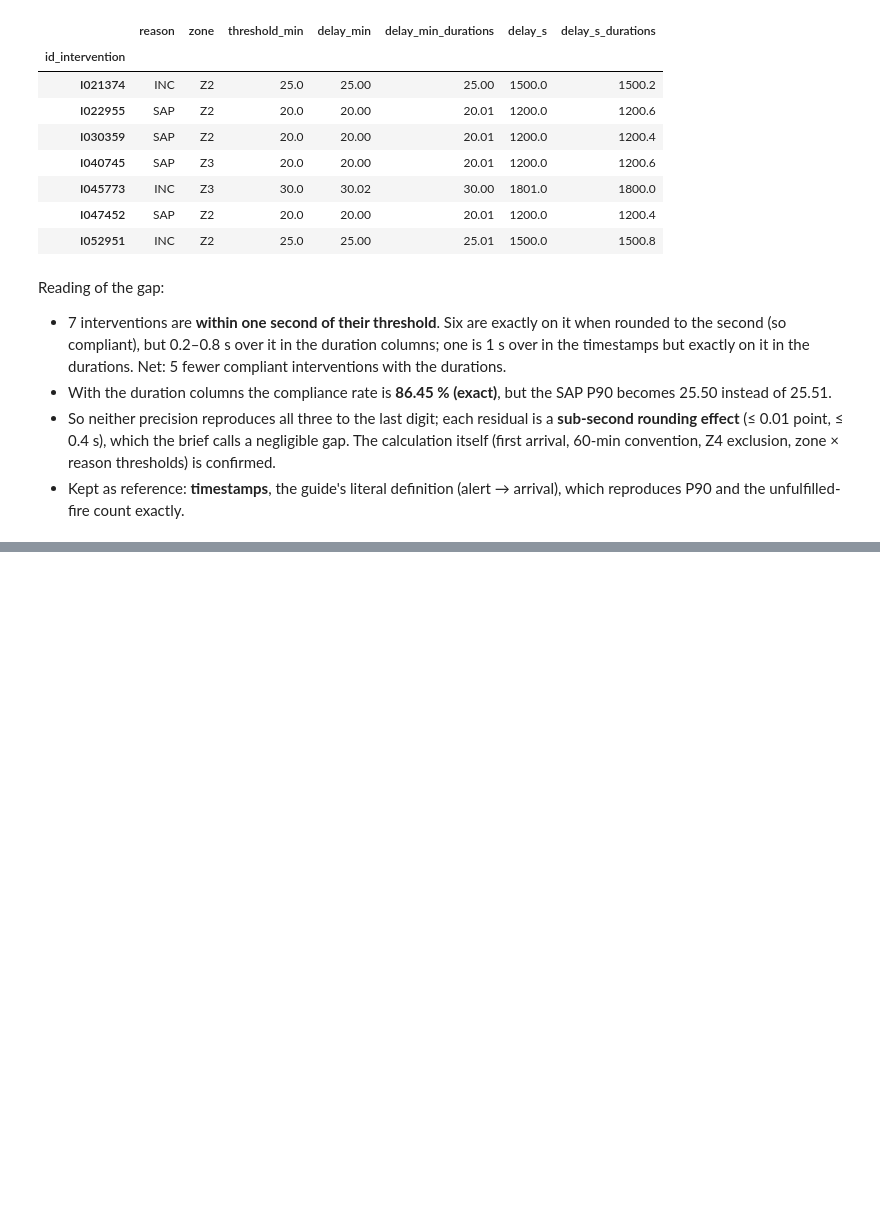
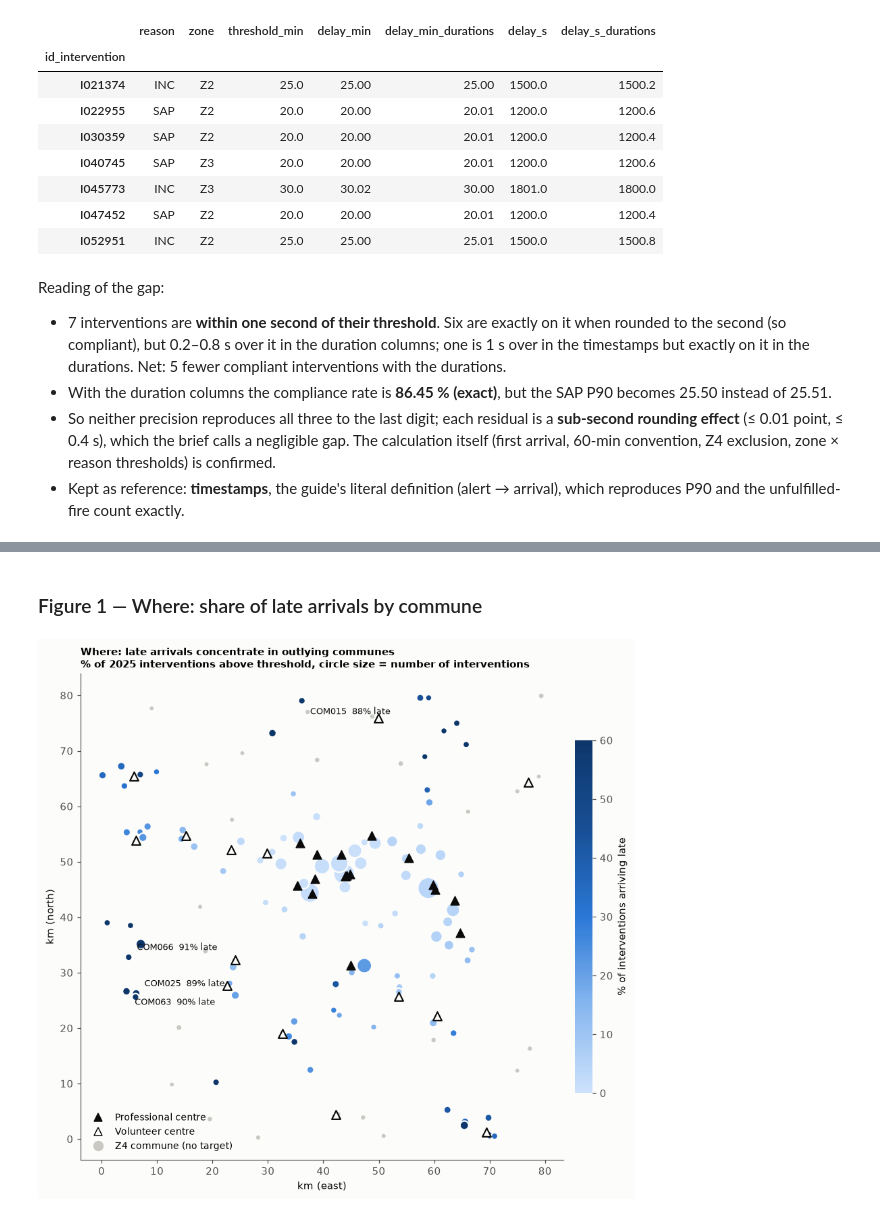
Before and after one commit to SafiUllahAdam/optimops-eval, a Jupyter notebook: analysis/task1_baseline.ipynb, the cells around one changed output, grey strips where cells are left out. Drawn from its saved outputs; the diff is of its cells as text; code cells hidden in the pictures; blank space fills up the shorter version.

Commit message:
Task 1: coverage figures and commune first-centre table

```diff
--- a/analysis/task1_baseline.ipynb
+++ b/analysis/task1_baseline.ipynb
@@ -185,0 +191,61 @@ Reading of the gap:
+# %%
+import matplotlib.pyplot as plt
+from matplotlib.colors import LinearSegmentedColormap
+from matplotlib.lines import Line2D
+
+INK, MUTED, GRID, SURFACE = "#0b0b0b", "#52514e", "#e4e3df", "#fcfcfb"
+BLUE, ORANGE, AQUA, NO_TARGET = "#2a78d6", "#eb6834", "#1baf7a", "#c9c8c3"
+plt.rcParams.update({
+    "figure.facecolor": SURFACE, "axes.facecolor": SURFACE, "savefig.facecolor": SURFACE,
+    "figure.dpi": 110, "savefig.dpi": 200, "font.size": 10,
+    "axes.edgecolor": MUTED, "axes.labelcolor": INK, "xtick.color": MUTED, "ytick.color": MUTED,
+    "axes.spines.top": False, "axes.spines.right": False, "axes.grid": True,
+    "grid.color": GRID, "grid.linewidth": 0.6, "axes.axisbelow": True,
+    "axes.titlesize": 12, "axes.titleweight": "bold", "axes.titlelocation": "left",
+})
+FIG = h.RESULTS
+
+centres = raw["centres"]
+communes = raw["communes"]
+judged = interventions[interventions["compliant"].notna()].assign(late=lambda d: ~d["compliant"].astype(bool))
+# %% [markdown]
+### Figure 1 — Where: share of late arrivals by commune
+# %%
+by_commune = (interventions.groupby("insee").size().rename("n").to_frame()
+              .join(judged.groupby("insee")["late"].mean().mul(100).rename("late_pct"))
+              .join(communes.set_index("insee")[["nom_commune", "x_km", "y_km", "zone_sdacr"]]))
+size = 25 + 400 * by_commune["n"] / by_commune["n"].max()
+ramp = LinearSegmentedColormap.from_list("blue", ["#cde2fb", "#86b6ef", "#2a78d6", "#184f95", "#0d366b"])
+
+fig, ax = plt.subplots(figsize=(8.6, 7.6))
+z4 = by_commune["zone_sdacr"] == "Z4"
+ax.scatter(by_commune.loc[z4, "x_km"], by_commune.loc[z4, "y_km"], s=size[z4], color=NO_TARGET,
+           edgecolor=SURFACE, linewidth=1.5, zorder=2)
+pts = ax.scatter(by_commune.loc[~z4, "x_km"], by_commune.loc[~z4, "y_km"], s=size[~z4],
+                 c=by_commune.loc[~z4, "late_pct"], cmap=ramp, vmin=0, vmax=60,
+                 edgecolor=SURFACE, linewidth=1.5, zorder=3)
+pro = centres["regime"] == "professionnel"
+ax.scatter(centres.loc[pro, "x_km"], centres.loc[pro, "y_km"], marker="^", s=70, color=INK, zorder=4)
+ax.scatter(centres.loc[~pro, "x_km"], centres.loc[~pro, "y_km"], marker="^", s=70, facecolor=SURFACE,
+           edgecolor=INK, linewidth=1.4, zorder=4)
+worst = by_commune.loc[~z4].nlargest(4, "late_pct")
+for i, (_, row) in enumerate(worst.iterrows()):
+    ax.annotate(f"{row['nom_commune']}  {row['late_pct']:.0f}% late", (row["x_km"], row["y_km"]),
+                xytext=(8, 7 if i % 2 == 0 else -13), textcoords="offset points", fontsize=8.5, color=INK, zorder=5)
+cb = fig.colorbar(pts, ax=ax, shrink=0.7, pad=0.02)
+cb.set_label("% of interventions arriving late", color=INK)
+cb.outline.set_visible(False)
+ax.legend(handles=[
+    Line2D([], [], marker="^", ls="", color=INK, ms=8, label="Professional centre"),
+    Line2D([], [], marker="^", ls="", mfc=SURFACE, mec=INK, ms=8, label="Volunteer centre"),
+    Line2D([], [], marker="o", ls="", color=NO_TARGET, ms=9, label="Z4 commune (no target)"),
+], loc="lower left", frameon=False, fontsize=9)
+ax.set_title("Where: late arrivals concentrate in outlying communes\n"
+             "% of 2025 interventions above threshold, circle size = number of interventions",
+             loc="left", fontsize=10)
+ax.set_xlabel("km (east)"); ax.set_ylabel("km (north)"); ax.set_aspect("equal"); ax.grid(False)
+fig.tight_layout()
+fig.savefig(FIG / "map_late_share.png")
+plt.show()
+# %% [output]
+[figure, added]
```
Also changed, not shown: parts of 12 cells of this notebook, 5 other files.
